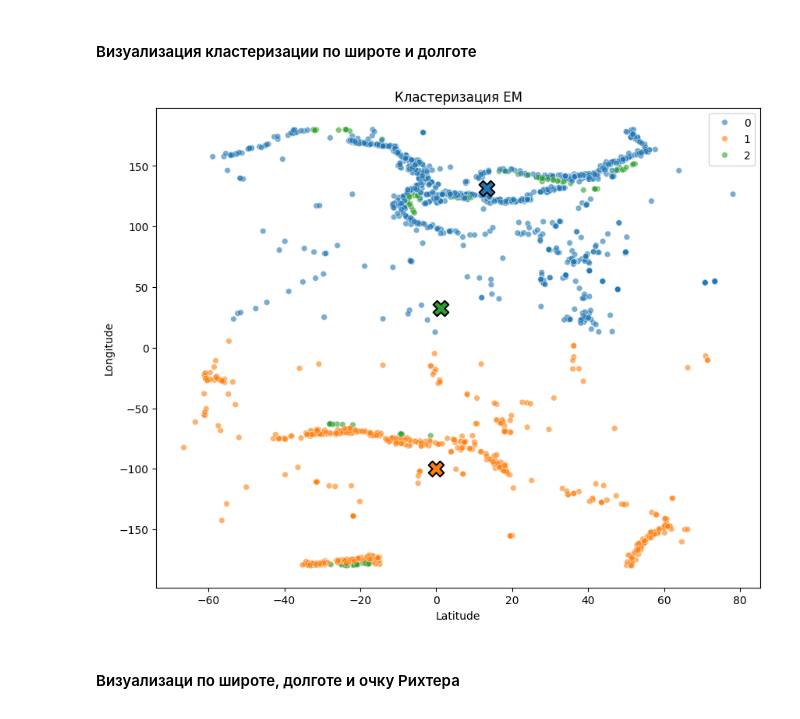
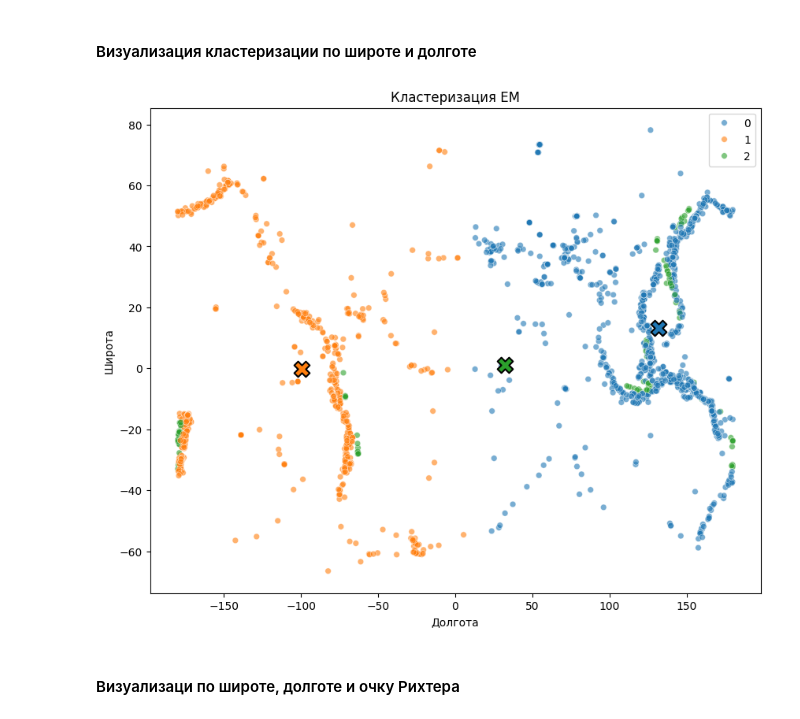
Before and after one commit to FREDY129053/AI_Systems_LABS, a Jupyter notebook: Lab_3_8.ipynb, the cells around one changed output. Cells and saved outputs as stored; diff of their text form; code cells hidden in the pictures.

Commit message:
upd: visualization of clustering correct by latitude and longitude + on the world map

```diff
--- a/Lab_3_8.ipynb
+++ b/Lab_3_8.ipynb
@@ -232,7 +228,7 @@ sns.scatterplot(
 )
 
 for i in range(optimal_clusters_n):
-  xi, yi = centers_depth_and_richter[i]
+  xi, yi = centers_depth_and_richter_kmeans[i]
   color_i = palette[i]
   plt.scatter(xi, yi, color = color_i, marker = "X", s = 200, edgecolor = "k", linewidth = 1.5)
 
@@ -252,7 +248,7 @@ plt.figure(figsize=(10, 8))
 palette = sns.color_palette("tab10", optimal_clusters_n)
 
 sns.scatterplot(
-    x = lat_and_long.iloc[:, 0], y = lat_and_long.iloc[:, 1],
+    y = lat_and_long.iloc[:, 0], x = lat_and_long.iloc[:, 1],
     hue = labels_kmeans,
     palette = palette,
     legend = "full",
@@ -261,12 +257,12 @@ sns.scatterplot(
 )
 
 for i in range(optimal_clusters_n):
-  xi, yi = centers_lat_and_long[i]
+  yi, xi = centers_lat_and_long_kmeans[i]
   color_i = palette[i]
   plt.scatter(xi, yi, color = color_i, marker = "X", s = 200, edgecolor = "k", linewidth = 1.5)
 
 plt.title(f"Кластеризация KMeans")
-plt.xlabel("Latitude")
-plt.ylabel("Longitude")
+plt.ylabel("Широта")
+plt.xlabel("Долгота")
 plt.show()
 # %% [output]
@@ -342,8 +338,8 @@ dtype: int64
 depth_and_richter = df_em[['Focal_depth', 'Richter', 'Claster']]
 lat_and_long = df_em[['Latitude', 'Longitude', 'Claster']]
 
-centers_depth_and_richter = [[i[0], i[-1]] for i in centers_em]
-centers_lat_and_long = [[i[1], i[2]] for i in centers_em]
+centers_depth_and_richter_em = [[i[0], i[-1]] for i in centers_em]
+centers_lat_and_long_em = [[i[1], i[2]] for i in centers_em]
 # %% [markdown]
 #### Визуализация кластеризации по глубине и очку Рихтера
 # %%
@@ -363,7 +359,7 @@ sns.scatterplot(
 )
 
 for i in range(optimal_clusters_n):
-  xi, yi = centers_depth_and_richter[i]
+  xi, yi = centers_depth_and_richter_em[i]
   color_i = palette[i]
   plt.scatter(xi, yi, color = color_i, marker = "X", s = 200, edgecolor = "k", linewidth = 1.5)
 
@@ -378,30 +374,30 @@ plt.show()
 # %%
 import matplotlib.pyplot as plt
 import seaborn as sns
 
 plt.figure(figsize=(10, 8))
 palette = sns.color_palette("tab10", optimal_clusters_n)
 
 sns.scatterplot(
-    x = lat_and_long.iloc[:, 0], y = lat_and_long.iloc[:, 1],
+    y = lat_and_long.iloc[:, 0], x = lat_and_long.iloc[:, 1],
     hue = labels_kmeans,
     palette = palette,
     legend = "full",
     alpha = 0.6,
     s = 30
 )
 
 for i in range(optimal_clusters_n):
-  xi, yi = centers_lat_and_long[i]
+  yi, xi = centers_lat_and_long_em[i]
   color_i = palette[i]
   plt.scatter(xi, yi, color = color_i, marker = "X", s = 200, edgecolor = "k", linewidth = 1.5)
 
 plt.title(f"Кластеризация EM")
-plt.xlabel("Latitude")
-plt.ylabel("Longitude")
+plt.ylabel("Широта")
+plt.xlabel("Долгота")
 plt.show()
 # %% [output]
-[figure, old version]
+[figure, new version]
 # %% [markdown]
 #### Визуализаци по широте, долготе и очку Рихтера
 # %%
```
Also changed, not shown: parts of 9 cells of this notebook.
